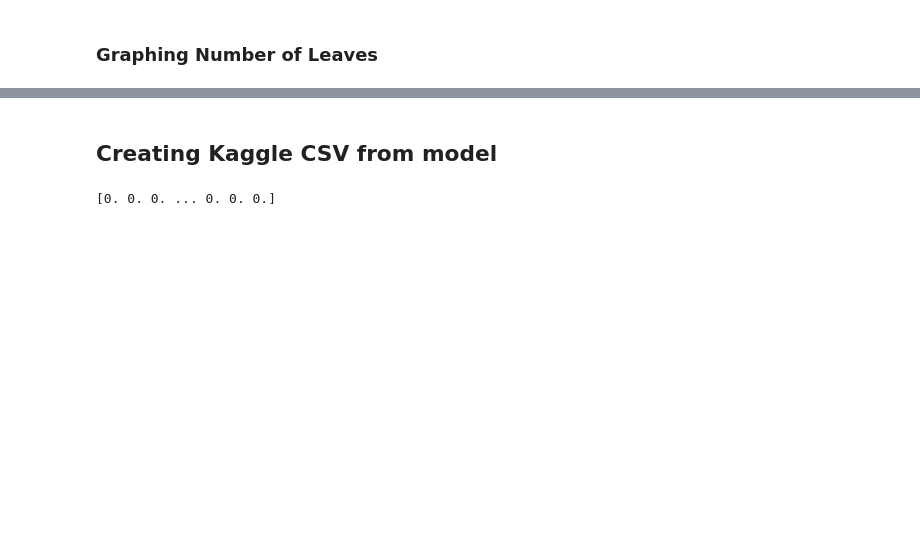
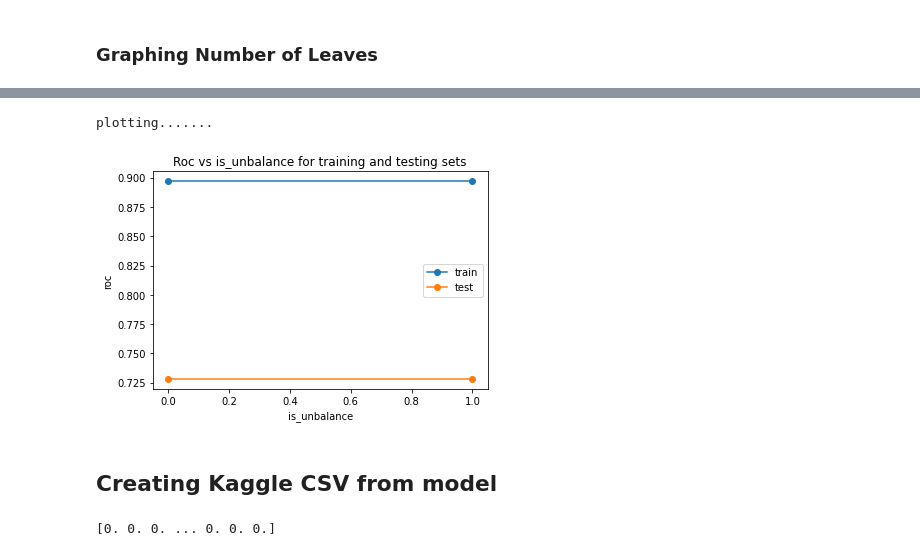
Before and after one commit to JoryAnderson/Loan-Default, a Jupyter notebook: notebooks/LGBM_hyperparameterization.ipynb, the cells around one changed output, grey strips where cells are left out. Saved outputs shown, nothing was run; the diff lists cells and outputs as text; code cells hidden in the pictures; blank space fills up the shorter version.

```diff
--- a/notebooks/LGBM_hyperparameterization.ipynb
+++ b/notebooks/LGBM_hyperparameterization.ipynb
@@ -100,3 +101,9 @@ training 1/2...training 2/2...predicting...scoring...plotting...
+# %%
+unbalanced = [True, False]
+test_lgbm_params("is_unbalance", unbalanced);
+# %% [output]
+plotting.......
+[figure, added]
 # %% [markdown]
 ## Creating Kaggle CSV from model
 # %%
```
Also changed, not shown: parts of 11 cells of this notebook.
